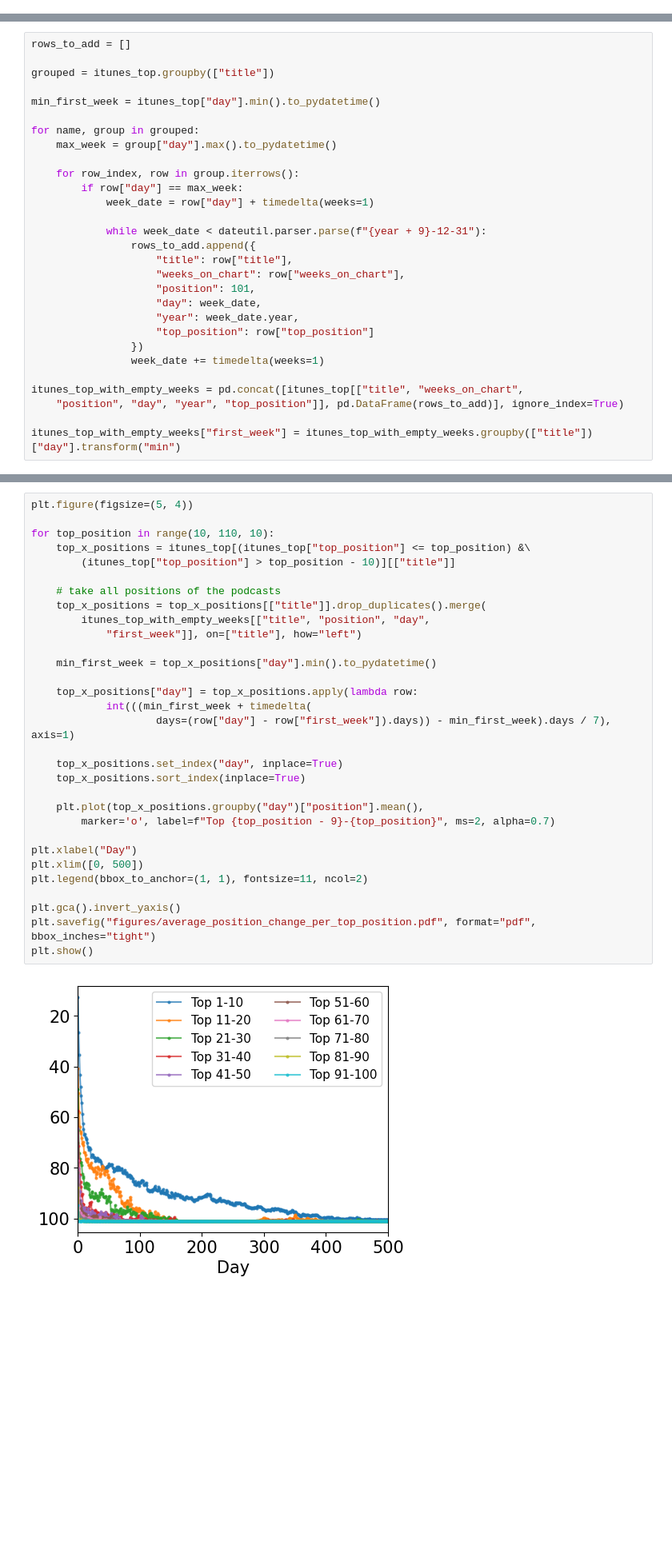
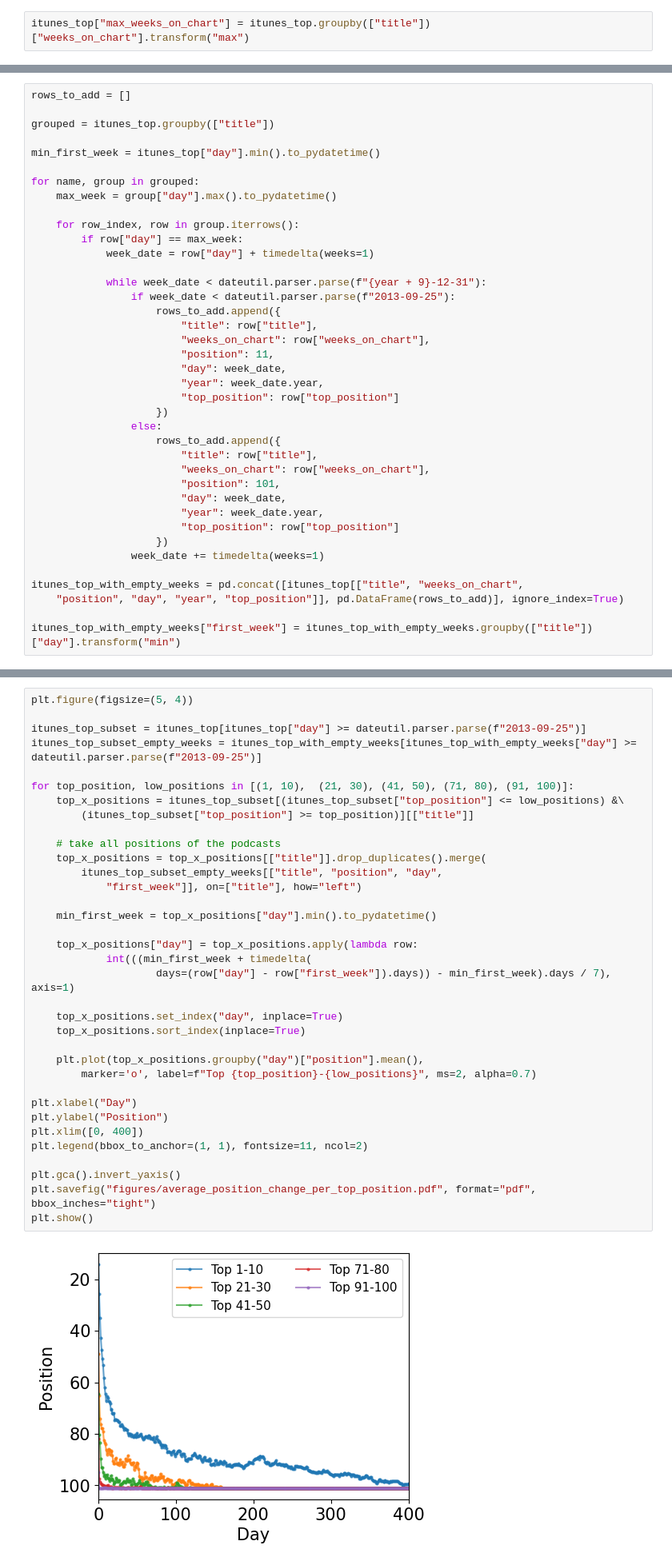
Before and after one commit to martalech/pop_charts_dynamics, a Jupyter notebook: podcasts/itunes_podcasts_statistics.ipynb, the cells around one changed output, grey strips where cells are left out. Shown: that part at 80% size. Saved outputs shown, nothing was run; the diff lists cells and outputs as text; blank space fills up the shorter version.

```diff
--- a/podcasts/itunes_podcasts_statistics.ipynb
+++ b/podcasts/itunes_podcasts_statistics.ipynb
@@ -29,4 +29,6 @@ itunes_top.head()
 | 4 | 2015-08-29 | #DateFails | 67 | 78.0 | 4 | 2015 |
 # %% [markdown]
 ## Average lifetime
+# %%
+itunes_top["max_weeks_on_chart"] = itunes_top.groupby(["title"])["weeks_on_chart"].transform("max")
 # %%
@@ -194,14 +196,24 @@ for name, group in grouped:
             week_date = row["day"] + timedelta(weeks=1)
 
             while week_date < dateutil.parser.parse(f"{year + 9}-12-31"):
-                rows_to_add.append({
-                    "title": row["title"],
-                    "weeks_on_chart": row["weeks_on_chart"],
-                    "position": 101,
-                    "day": week_date,
-                    "year": week_date.year,
-                    "top_position": row["top_position"]
-                })
+                if week_date < dateutil.parser.parse(f"2013-09-25"):
+                    rows_to_add.append({
+                        "title": row["title"],
+                        "weeks_on_chart": row["weeks_on_chart"],
+                        "position": 11,
+                        "day": week_date,
+                        "year": week_date.year,
+                        "top_position": row["top_position"]
+                    })
+                else:
+                    rows_to_add.append({
+                        "title": row["title"],
+                        "weeks_on_chart": row["weeks_on_chart"],
+                        "position": 101,
+                        "day": week_date,
+                        "year": week_date.year,
+                        "top_position": row["top_position"]
+                    })
                 week_date += timedelta(weeks=1)
 
 itunes_top_with_empty_weeks = pd.concat([itunes_top[["title", "weeks_on_chart",
@@ -211,36 +260,40 @@ itunes_top_with_empty_weeks["first_week"] = itunes_top_with_empty_weeks.groupby(
 # %%
 plt.figure(figsize=(5, 4))
 
-for top_position in range(10, 110, 10):
-    top_x_positions = itunes_top[(itunes_top["top_position"] <= top_position) &\
-        (itunes_top["top_position"] > top_position - 10)][["title"]]
+itunes_top_subset = itunes_top[itunes_top["day"] >= dateutil.parser.parse(f"2013-09-25")]
+itunes_top_subset_empty_weeks = itunes_top_with_empty_weeks[itunes_top_with_empty_weeks["day"] >= dateutil.parser.parse(f"2013-09-25")]
+
+for top_position, low_positions in [(1, 10),  (21, 30), (41, 50), (71, 80), (91, 100)]:
+    top_x_positions = itunes_top_subset[(itunes_top_subset["top_position"] <= low_positions) &\
+        (itunes_top_subset["top_position"] >= top_position)][["title"]]
 
     # take all positions of the podcasts
     top_x_positions = top_x_positions[["title"]].drop_duplicates().merge(
-        itunes_top_with_empty_weeks[["title", "position", "day",
+        itunes_top_subset_empty_weeks[["title", "position", "day",
             "first_week"]], on=["title"], how="left")
 
     min_first_week = top_x_positions["day"].min().to_pydatetime()
 
     top_x_positions["day"] = top_x_positions.apply(lambda row:
             int(((min_first_week + timedelta(
                     days=(row["day"] - row["first_week"]).days)) - min_first_week).days / 7), axis=1)
 
     top_x_positions.set_index("day", inplace=True)
     top_x_positions.sort_index(inplace=True)
 
     plt.plot(top_x_positions.groupby("day")["position"].mean(),
-        marker='o', label=f"Top {top_position - 9}-{top_position}", ms=2, alpha=0.7)
+        marker='o', label=f"Top {top_position}-{low_positions}", ms=2, alpha=0.7)
 
 plt.xlabel("Day")
-plt.xlim([0, 500])
+plt.ylabel("Position")
+plt.xlim([0, 400])
 plt.legend(bbox_to_anchor=(1, 1), fontsize=11, ncol=2)
 
 plt.gca().invert_yaxis()
 plt.savefig("figures/average_position_change_per_top_position.pdf", format="pdf", bbox_inches="tight")
 plt.show()
 # %% [output]
-[figure, old version]
+[figure, new version]
 # %% [markdown]
 ## Average max/past/future days on chart
 # %%
```
Also changed, not shown: parts of 2 cells of this notebook, 11 other files.
